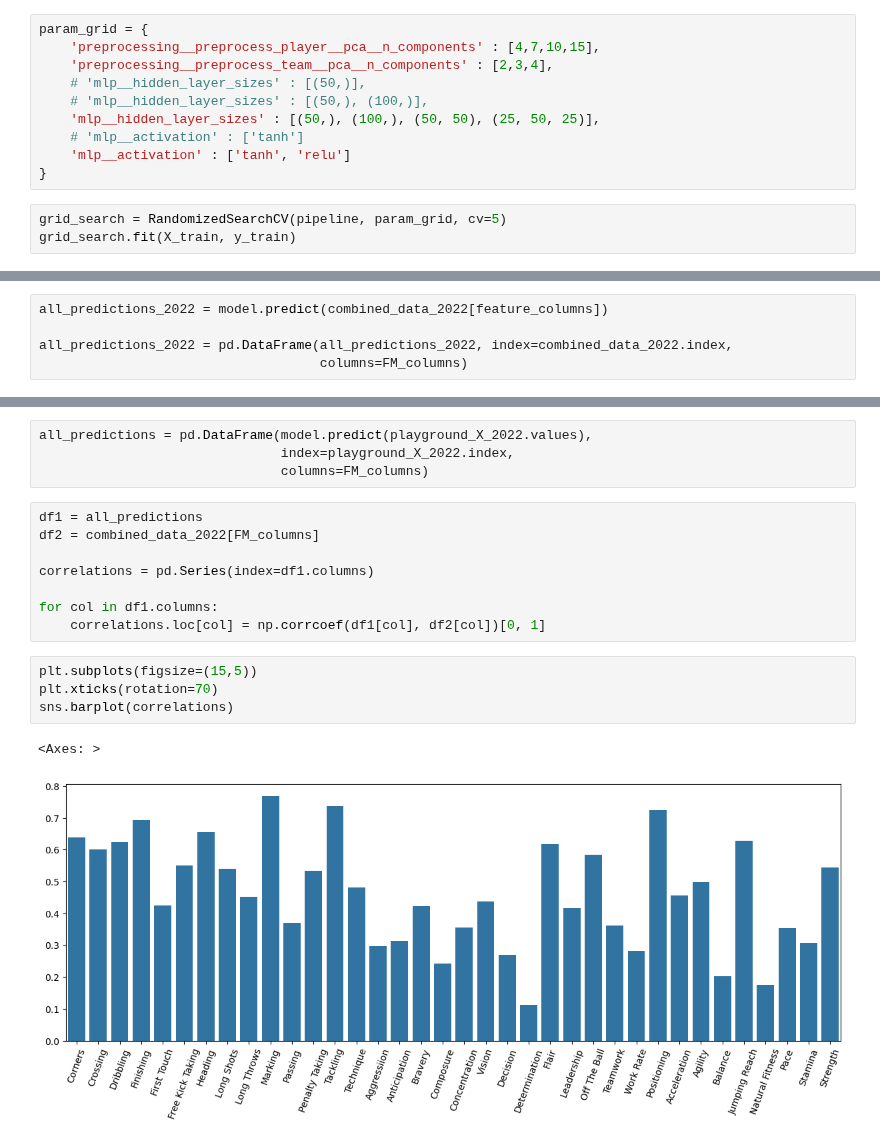
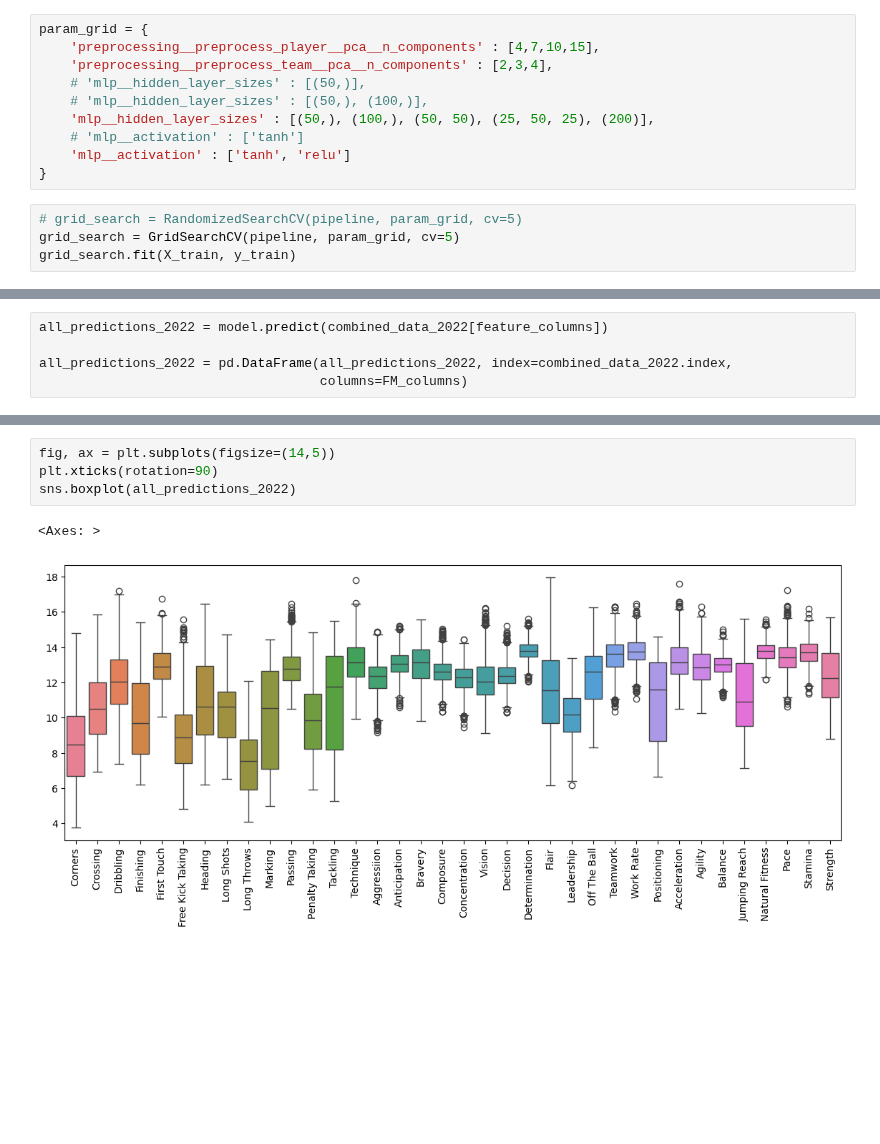
Before and after one commit to alibekk93/FM_skills_prediction, a Jupyter notebook: notebooks/05_prediction_pipelines.ipynb, the cells around one changed output, grey strips where cells are left out. Saved outputs shown, nothing was run; the diff lists cells and outputs as text; blank space fills up the shorter version.

```diff
--- a/notebooks/05_prediction_pipelines.ipynb
+++ b/notebooks/05_prediction_pipelines.ipynb
@@ -110,11 +122,12 @@ param_grid = {
     'preprocessing__preprocess_team__pca__n_components' : [2,3,4],
     # 'mlp__hidden_layer_sizes' : [(50,)],
     # 'mlp__hidden_layer_sizes' : [(50,), (100,)],
-    'mlp__hidden_layer_sizes' : [(50,), (100,), (50, 50), (25, 50, 25)],
+    'mlp__hidden_layer_sizes' : [(50,), (100,), (50, 50), (25, 50, 25), (200)],
     # 'mlp__activation' : ['tanh']
     'mlp__activation' : ['tanh', 'relu']
 }
 # %%
-grid_search = RandomizedSearchCV(pipeline, param_grid, cv=5)
+# grid_search = RandomizedSearchCV(pipeline, param_grid, cv=5)
+grid_search = GridSearchCV(pipeline, param_grid, cv=5)
 grid_search.fit(X_train, y_train)
 # %% [output]
@@ -533,19 +242,7 @@ sns.scatterplot(data=stats_df, x='stats_2022', y='stats_2023')
-# %%
-all_predictions = pd.DataFrame(model.predict(playground_X_2022.values),
-                               index=playground_X_2022.index,
-                               columns=FM_columns)
-# %%
-df1 = all_predictions
-df2 = combined_data_2022[FM_columns]
-
-correlations = pd.Series(index=df1.columns)
-
-for col in df1.columns:
-    correlations.loc[col] = np.corrcoef(df1[col], df2[col])[0, 1]
 # %%
-plt.subplots(figsize=(15,5))
-plt.xticks(rotation=70)
-sns.barplot(correlations)
+fig, ax = plt.subplots(figsize=(14,5))
+plt.xticks(rotation=90)
+sns.boxplot(all_predictions_2022)
 # %% [output]
 <Axes: >
-[figure, old version]
+[figure, new version]
```
Also changed, not shown: parts of 43 cells of this notebook, 1 other file.
